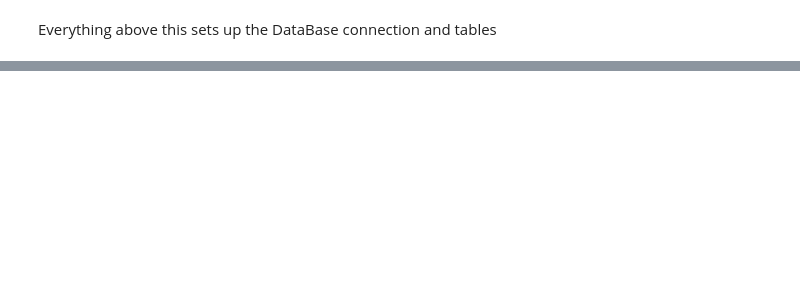
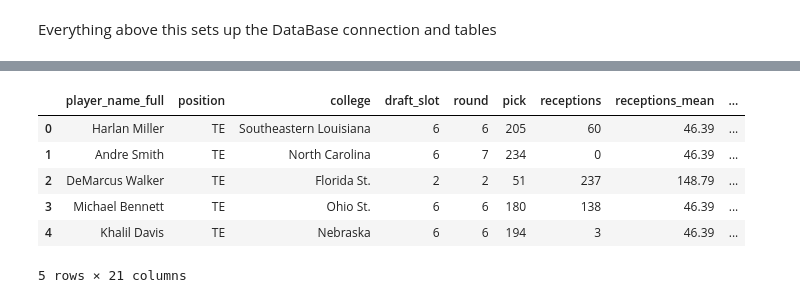
Before and after one commit to eauy27/STA141B-Group-26, a Jupyter notebook: SQL_NFLdata.ipynb, the cells around one changed output, grey strips where cells are left out. Cells and saved outputs as stored; diff of their text form; code cells hidden in the pictures; blank space fills up the shorter version.

```diff
--- a/SQL_NFLdata.ipynb
+++ b/SQL_NFLdata.ipynb
@@ -38,0 +171,46 @@ clean_table = pd.read_sql(query,db)
+# %%
+#TE
+query_TE = """
+SELECT
+    t.player_name_full,
+    t.position,
+    t.college,
+    t.draft_slot,
+    t.round,
+    t.pick,
+
+    t.receptions,
+    a.receptions_mean,
+    t.receptions - a.receptions_mean AS receptions_diff,
+
+    t.targets,
+    a.targets_mean,
+    t.targets - a.targets_mean AS targets_diff,
+
+    t.receiving_yards,
+    a.receiving_yards_mean,
+    t.receiving_yards - a.receiving_yards_mean AS receiving_yards_diff,
+
+    t.receiving_tds,
+    a.receiving_tds_mean,
+    t.receiving_tds - a.receiving_tds_mean AS receiving_tds_diff,
+
+    t.receiving_air_yards,
+    a.receiving_air_yards_mean,
+    t.receiving_air_yards - a.receiving_air_yards_mean AS receiving_air_yards_diff
+
+FROM TOT_TE t
+JOIN AVG_TE a
+ON t.draft_slot = a.draft_slot
+"""
+
+df_te = pd.read_sql(query_TE, db)
+df_te.head()
+# %% [output]
+|  | player_name_full | position | college | draft_slot | round | pick | receptions | receptions_mean | ... |
+| 0 | Harlan Miller | TE | Southeastern Louisiana | 6 | 6 | 205 | 60 | 46.39 | ... |
+| 1 | Andre Smith | TE | North Carolina | 6 | 7 | 234 | 0 | 46.39 | ... |
+| 2 | DeMarcus Walker | TE | Florida St. | 2 | 2 | 51 | 237 | 148.79 | ... |
+| 3 | Michael Bennett | TE | Ohio St. | 6 | 6 | 180 | 138 | 46.39 | ... |
+| 4 | Khalil Davis | TE | Nebraska | 6 | 6 | 194 | 3 | 46.39 | ... |
+5 rows × 21 columns
```
Also changed, not shown: parts of 7 cells of this notebook.
